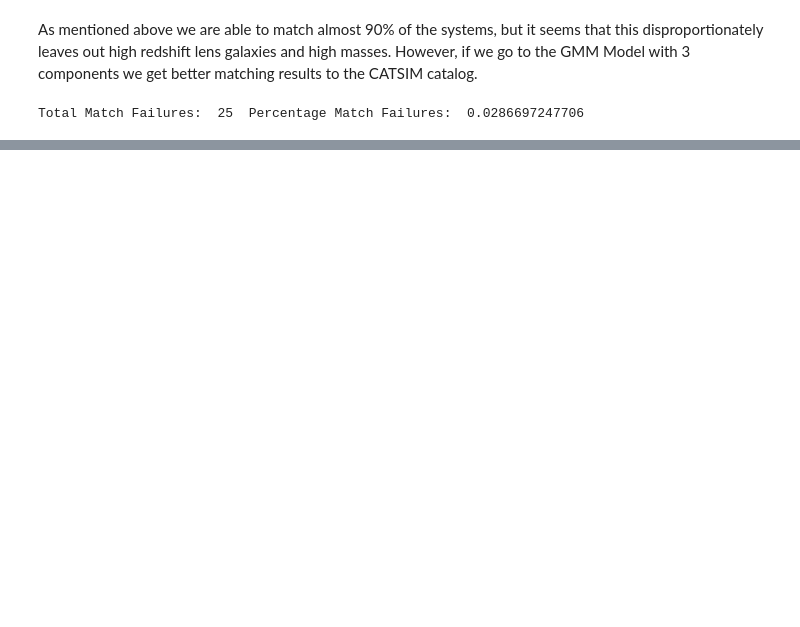
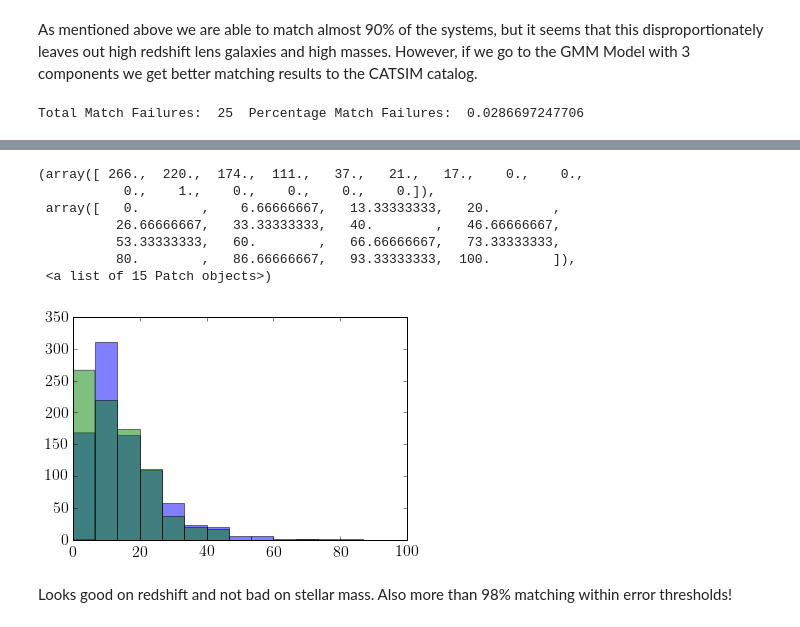
Before and after one commit to LSSTDESC/Twinkles, a Jupyter notebook: examples/notebooks/MatchingLensGalaxies.ipynb, the cells around one changed output, grey strips where cells are left out. Drawn from its saved outputs; the diff is of its cells as text; code cells hidden in the pictures; blank space fills up the shorter version.

```diff
--- a/examples/notebooks/MatchingLensGalaxies.ipynb
+++ b/examples/notebooks/MatchingLensGalaxies.ipynb
@@ -574,0 +575,14 @@ The matching is now available in over 97% of the OM10 catalog and the redshift d
+# %%
+# Predict a mass for each galaxy:
+np.random.seed(0)
+cond_indices = np.array([0,1])
+twinkles_log_m = np.array([])
+twinkles_reff = np.array([])
+
+model_file='demo_model.fit'
+empiricist.fit_model(X_train, Xerr_train, filename = 'demo_model.fit', n_components=2)
+twinkles_data = np.array([twinkles_lenses['ZLENS'], twinkles_lenses['VELDISP']]).T
+
+for x in twinkles_data:
+    log_m = get_log_m(cond_indices, 3, x[cond_indices], model_file)
+    twinkles_log_m = np.append(twinkles_log_m,log_m)
@@ -574,0 +617,15 @@ The matching is now available in over 97% of the OM10 catalog and the redshift d
+# %%
+#Let's take a look at a couple results
+n, bins, p = plt.hist(np.power(10, twinkles_log_m)/((1e10)/.73), alpha=0.5, bins=15, range=(0,100))
+plt.hist(catsim_m_star, alpha=0.5, bins=bins)
+# %% [output]
+(array([ 266.,  220.,  174.,  111.,   37.,   21.,   17.,    0.,    0.,
+           0.,    1.,    0.,    0.,    0.,    0.]),
+ array([   0.        ,    6.66666667,   13.33333333,   20.        ,
+          26.66666667,   33.33333333,   40.        ,   46.66666667,
+          53.33333333,   60.        ,   66.66666667,   73.33333333,
+          80.        ,   86.66666667,   93.33333333,  100.        ]),
+ <a list of 15 Patch objects>)
+[figure, added]
+# %% [markdown]
+Looks good on redshift and not bad on stellar mass. Also more than 98% matching within error thresholds!
```
Also changed, not shown: parts of 11 cells of this notebook.
